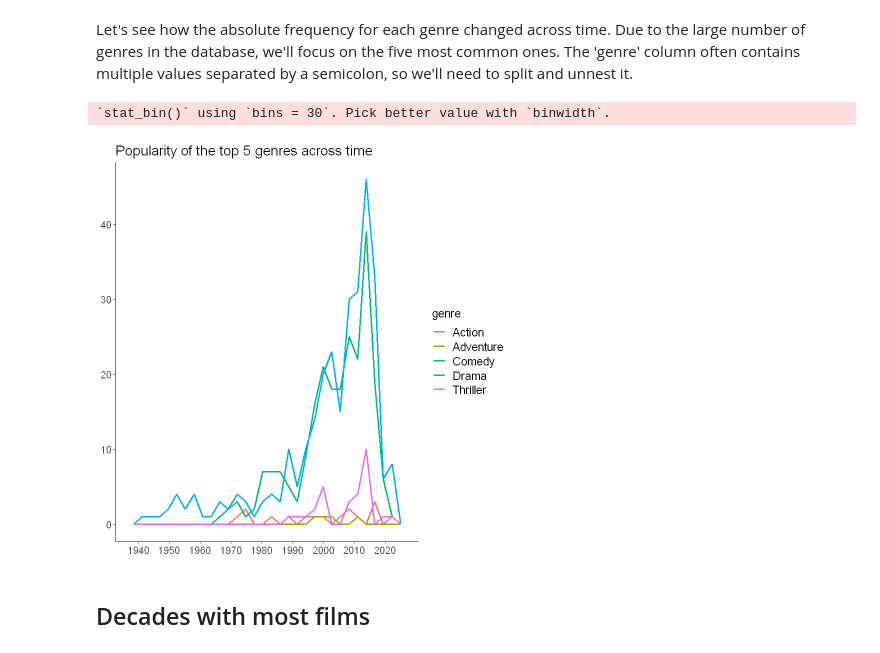
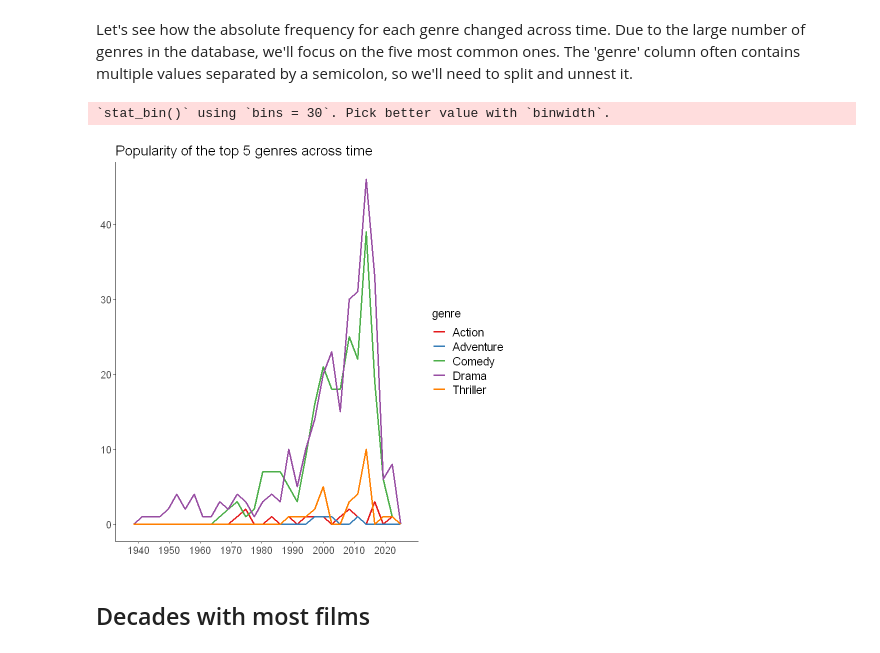
Before and after one commit to JacopoMalatesta/imdb_most_popular_films, a Jupyter notebook: scripts/04 - Querying and visualizing the results with SQL and R.ipynb, the cells around one changed output. Drawn from its saved outputs; the diff is of its cells as text; code cells hidden in the pictures.

Commit message:
Small changes to the graphs

```diff
--- a/scripts/04 - Querying and visualizing the results with SQL and R.ipynb
+++ b/scripts/04 - Querying and visualizing the results with SQL and R.ipynb
@@ -50,34 +50,35 @@ Let's see how the absolute frequency for each genre changed across time. Due to
 # %%
 query  <- "WITH CTE AS (
                         SELECT UNNEST(STRING_TO_ARRAY(genre, ';')) genre,
                                COUNT(*)
                         FROM films
                         GROUP BY 1
                         ORDER BY 2 DESC
                         LIMIT 5
                         )
 
            SELECT EXTRACT(YEAR FROM release_date :: DATE) AS year,
                   UNNEST(STRING_TO_ARRAY(genre, ';')) genre
            FROM films
            WHERE genre IN (SELECT genre FROM CTE)"
 
 dbGetQuery(conn = con, statement = query) %>%
 ggplot(aes(x = year, colour = genre)) +
 geom_freqpoly(size = 1) +
 scale_x_continuous(breaks = seq(1930, 2020, 10)) +
 ggtitle("Popularity of the top 5 genres across time") +
 theme_classic() +
 theme(title = element_text(size = 14),
       axis.title.x = element_blank(),
       axis.title.y = element_blank(),
       axis.text.x = element_text(size = 12),
       axis.text.y = element_text(size = 12),
       legend.title = element_text(size = 14),
-      legend.text = element_text(size = 14))
+      legend.text = element_text(size = 14)) +
+scale_colour_brewer(palette = "Set1")
 # %% [output]
 `stat_bin()` using `bins = 30`. Pick better value with `binwidth`.
-[figure, old version]
+[figure, new version]
 # %% [markdown]
 ## Decades with most films
 # %% [markdown]
```
Also changed, not shown: parts of 7 cells of this notebook.
